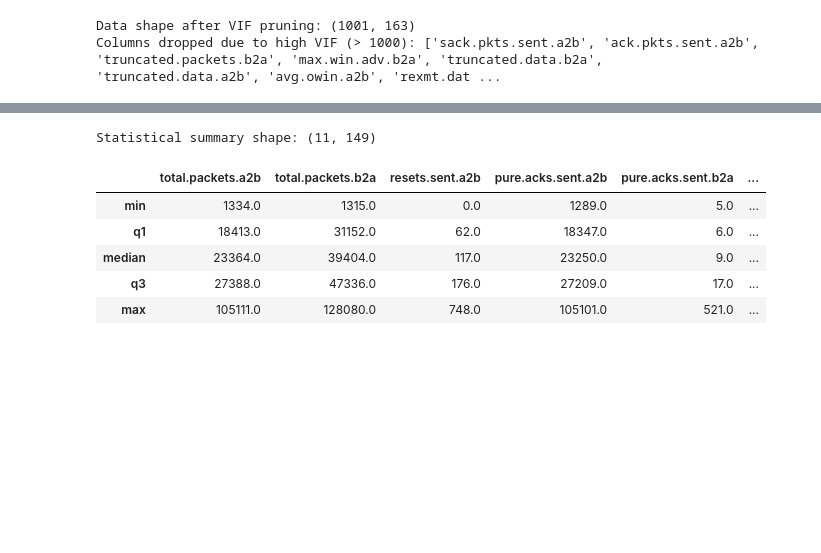
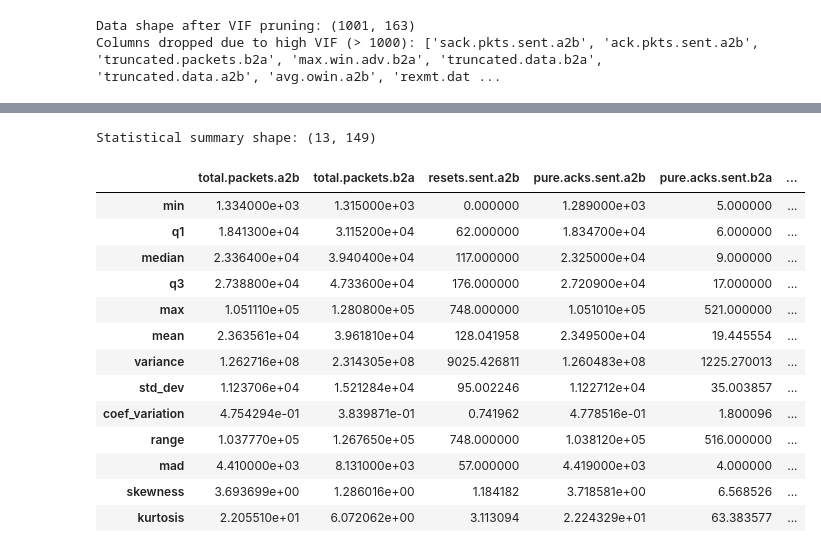
Before and after one commit to JuanMarcosRamirez/xmlad, a Jupyter notebook: 01_preprocessing.ipynb, the cells around one changed output, grey strips where cells are left out. Cells and saved outputs as stored; diff of their text form; code cells hidden in the pictures; blank space fills up the shorter version.

```diff
--- a/01_preprocessing.ipynb
+++ b/01_preprocessing.ipynb
@@ -449,18 +425,26 @@ This summary allows us to:
 # %%
 # Compute summary
 stat_summary = compute_stat_summary(data_cleaned)
 
 # Display
 print("Statistical summary shape:", stat_summary.shape)
-stat_summary.head()
+stat_summary.head(13)
 # %% [output]
-Statistical summary shape: (11, 149)
+Statistical summary shape: (13, 149)
 |  | total.packets.a2b | total.packets.b2a | resets.sent.a2b | pure.acks.sent.a2b | pure.acks.sent.b2a | ... |
-| min | 1334.0 | 1315.0 | 0.0 | 1289.0 | 5.0 | ... |
-| q1 | 18413.0 | 31152.0 | 62.0 | 18347.0 | 6.0 | ... |
-| median | 23364.0 | 39404.0 | 117.0 | 23250.0 | 9.0 | ... |
-| q3 | 27388.0 | 47336.0 | 176.0 | 27209.0 | 17.0 | ... |
-| max | 105111.0 | 128080.0 | 748.0 | 105101.0 | 521.0 | ... |
+| min | 1.334000e+03 | 1.315000e+03 | 0.000000 | 1.289000e+03 | 5.000000 | ... |
+| q1 | 1.841300e+04 | 3.115200e+04 | 62.000000 | 1.834700e+04 | 6.000000 | ... |
+| median | 2.336400e+04 | 3.940400e+04 | 117.000000 | 2.325000e+04 | 9.000000 | ... |
+| q3 | 2.738800e+04 | 4.733600e+04 | 176.000000 | 2.720900e+04 | 17.000000 | ... |
+| max | 1.051110e+05 | 1.280800e+05 | 748.000000 | 1.051010e+05 | 521.000000 | ... |
+| mean | 2.363561e+04 | 3.961810e+04 | 128.041958 | 2.349500e+04 | 19.445554 | ... |
+| variance | 1.262716e+08 | 2.314305e+08 | 9025.426811 | 1.260483e+08 | 1225.270013 | ... |
+| std_dev | 1.123706e+04 | 1.521284e+04 | 95.002246 | 1.122712e+04 | 35.003857 | ... |
+| coef_variation | 4.754294e-01 | 3.839871e-01 | 0.741962 | 4.778516e-01 | 1.800096 | ... |
+| range | 1.037770e+05 | 1.267650e+05 | 748.000000 | 1.038120e+05 | 516.000000 | ... |
+| mad | 4.410000e+03 | 8.131000e+03 | 57.000000 | 4.419000e+03 | 4.000000 | ... |
+| skewness | 3.693699e+00 | 1.286016e+00 | 1.184182 | 3.718581e+00 | 6.568526 | ... |
+| kurtosis | 2.205510e+01 | 6.072062e+00 | 3.113094 | 2.224329e+01 | 63.383577 | ... |
 # %%
 data_cleaned_columns = set(data_cleaned.columns)
 n_cols = 4
```
Also changed, not shown: parts of 8 cells of this notebook, 3 other files.
